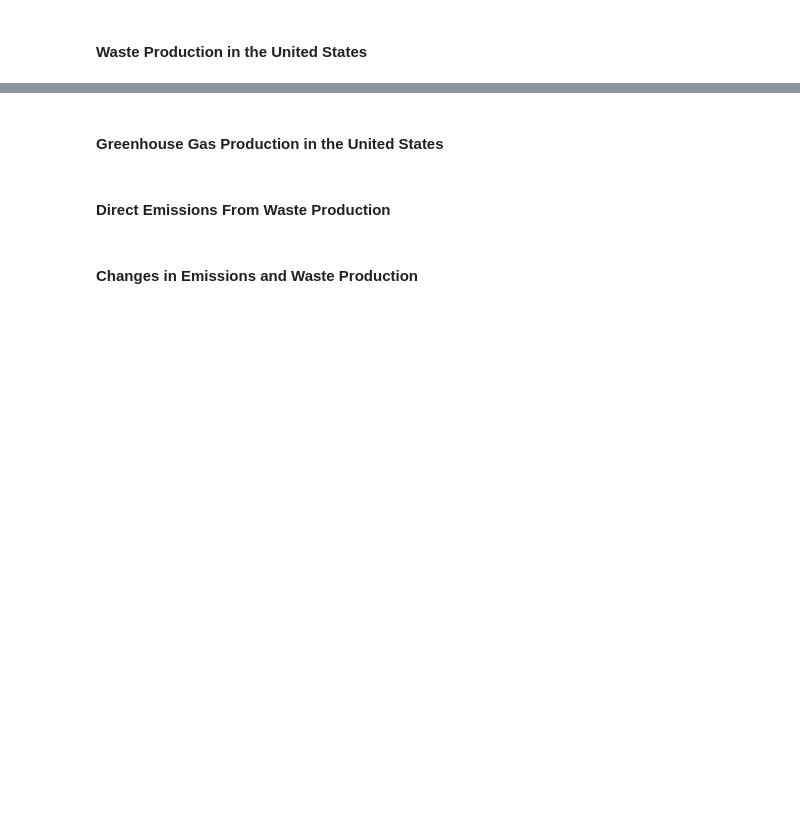
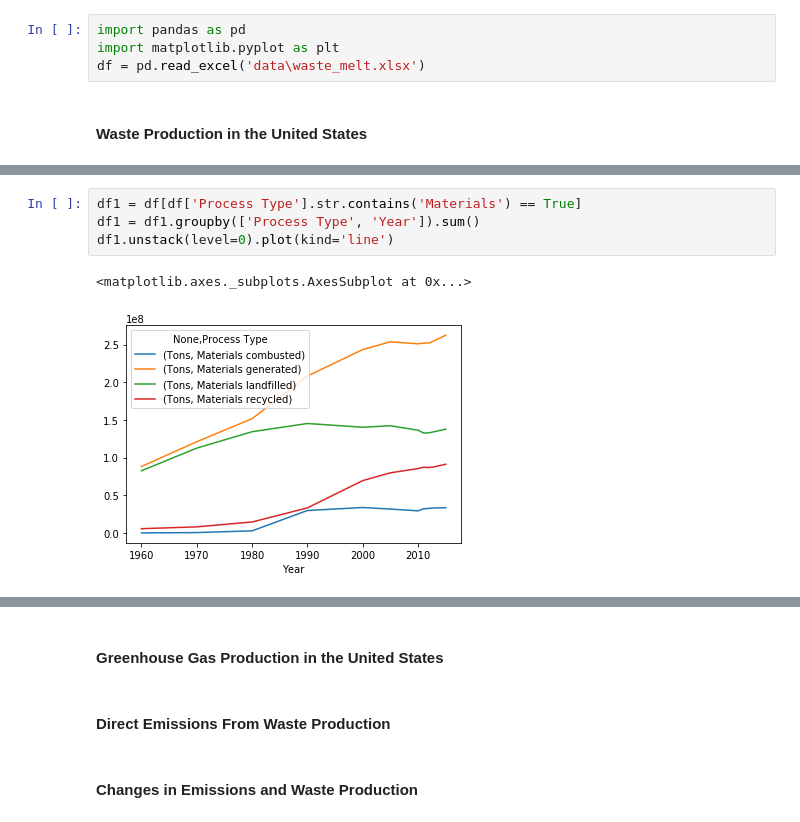
Before and after one commit to wiljnich/lmop-data, a Jupyter notebook: Part 1 - Waste Production and Directly Related Emissions in the United States.ipynb, the cells around one changed output, grey strips where cells are left out. Saved outputs shown, nothing was run; the diff lists cells and outputs as text; blank space fills up the shorter version.

```diff
--- a/Part 1 - Waste Production and Directly Related Emissions in the United States.ipynb
+++ b/Part 1 - Waste Production and Directly Related Emissions in the United States.ipynb
@@ -11,5 +11,9 @@ This document is part one of a three-part series of analyses on waste processing
 Data came from the US EPA via the [Landfill Methane Outreach Program](https://www.epa.gov/lmop/project-and-landfill-data-state), the [GHG Reporting Program](https://www.epa.gov/ghgreporting/ghg-reporting-program-data-sets), the [Materials, Waste, and Recycling Program](https://www.epa.gov/facts-and-figures-about-materials-waste-and-recycling/advancing-sustainable-materials-management) and the [US Census Bureau](https://www.census.gov/data/tables/time-series/demo/popest/2010s-total-cities-and-towns.html#tables). In the event this data is removed by the Agency, archived copies can be found on [GitHub](https://www.github.com/wiljnich/lmop-data) or through the [Environmental Data & Governance Initiative](https://envirodatagov.org/archiving/)
 # %% [markdown]
 #### Introduction
+# %%
+import pandas as pd
+import matplotlib.pyplot as plt
+df = pd.read_excel('data\waste_melt.xlsx')
 # %% [markdown]
 #### Waste Production in the United States
@@ -15,0 +29,7 @@ Data came from the US EPA via the [Landfill Methane Outreach Program](https://ww
+# %%
+df1 = df[df['Process Type'].str.contains('Materials') == True]
+df1 = df1.groupby(['Process Type', 'Year']).sum()
+df1.unstack(level=0).plot(kind='line')
+# %% [output]
+<matplotlib.axes._subplots.AxesSubplot at 0x...>
+[figure, added]
```
Also changed, not shown: parts of 2 cells of this notebook, 6 other files.
